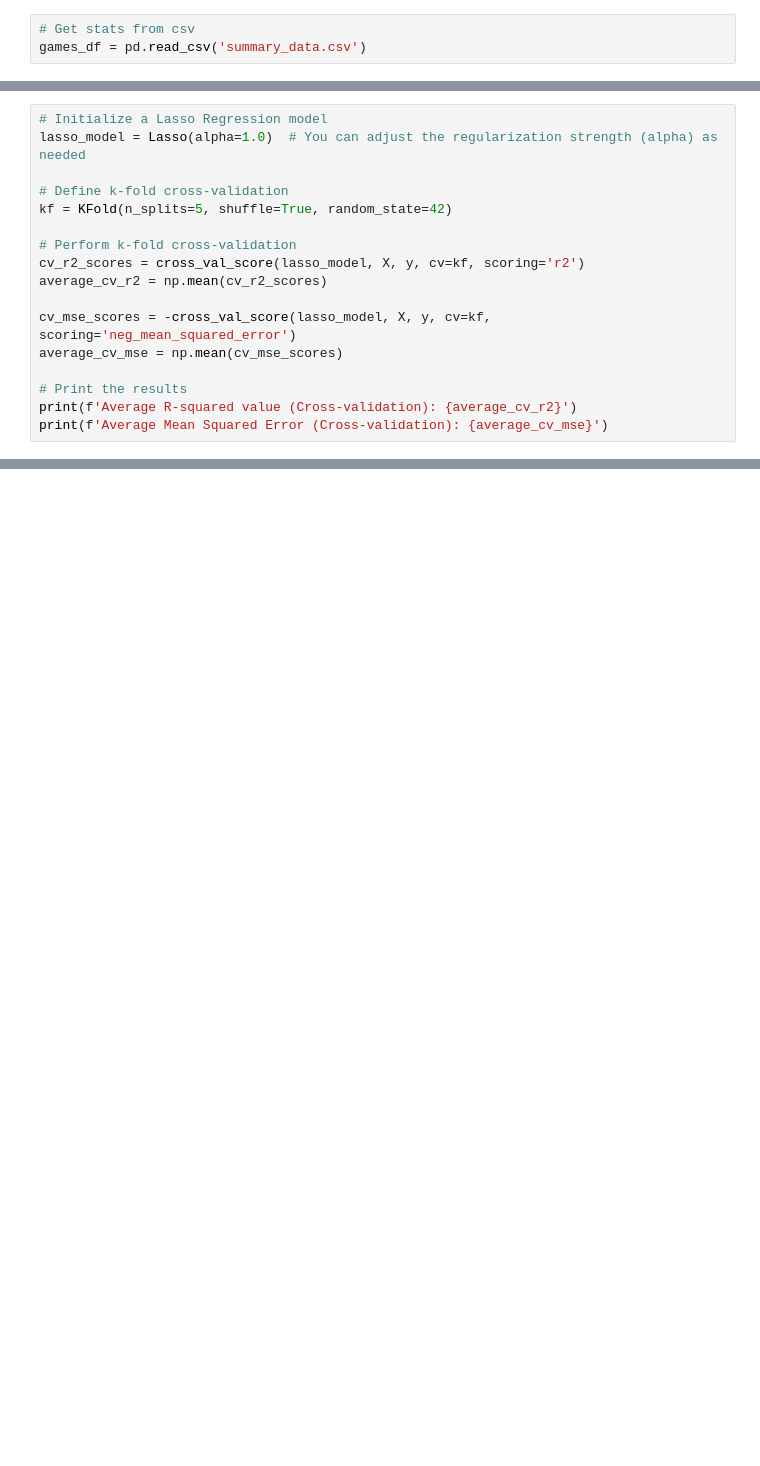
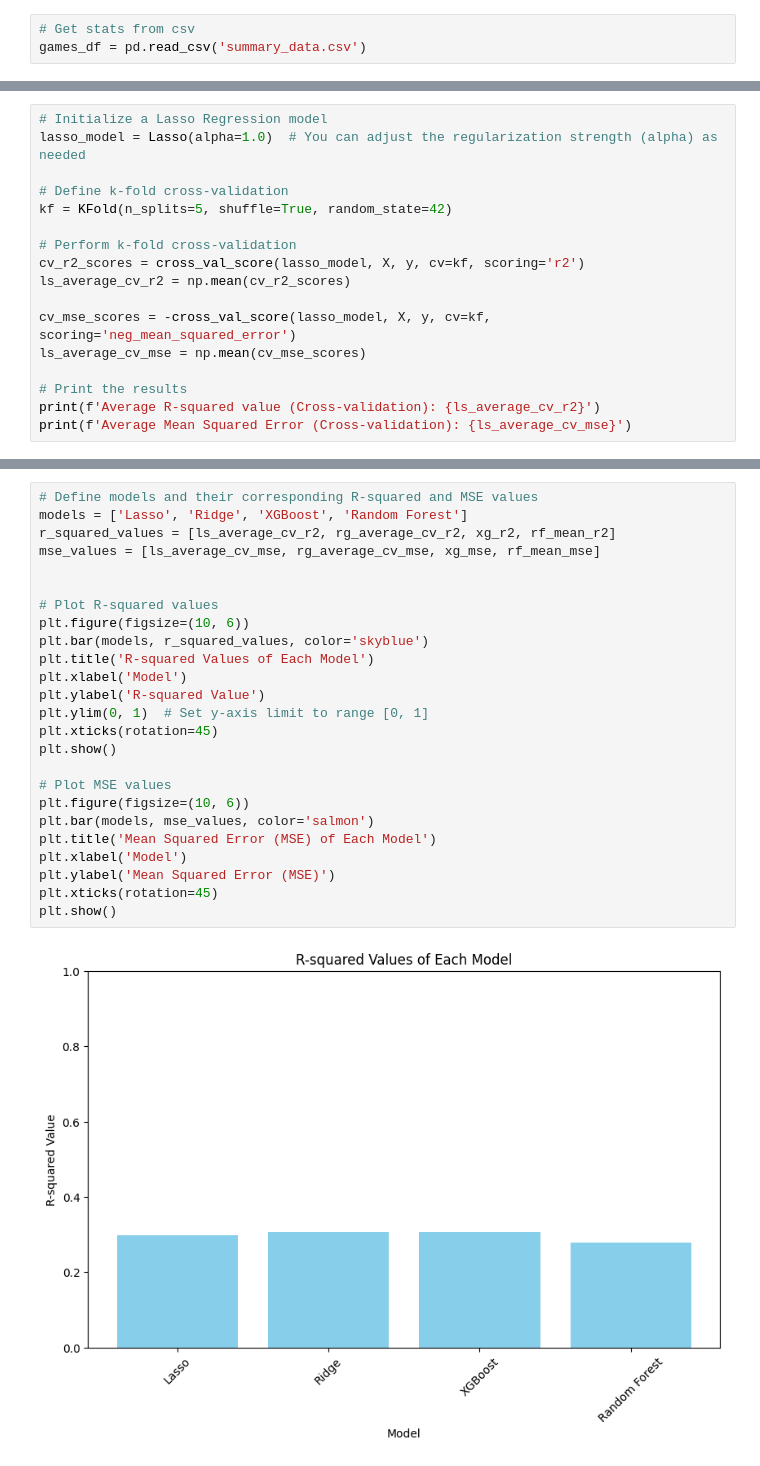
Before and after one commit to JoelManYunLee/Raptors_3_point_predictor, a Jupyter notebook: models.ipynb, the cells around one changed output, grey strips where cells are left out. Saved outputs shown, nothing was run; the diff lists cells and outputs as text; blank space fills up the shorter version.

```diff
--- a/models.ipynb
+++ b/models.ipynb
@@ -138,12 +152,12 @@ kf = KFold(n_splits=5, shuffle=True, random_state=42)
 
 # Perform k-fold cross-validation
 cv_r2_scores = cross_val_score(lasso_model, X, y, cv=kf, scoring='r2')
-average_cv_r2 = np.mean(cv_r2_scores)
+ls_average_cv_r2 = np.mean(cv_r2_scores)
 
 cv_mse_scores = -cross_val_score(lasso_model, X, y, cv=kf, scoring='neg_mean_squared_error')
-average_cv_mse = np.mean(cv_mse_scores)
+ls_average_cv_mse = np.mean(cv_mse_scores)
 
 # Print the results
-print(f'Average R-squared value (Cross-validation): {average_cv_r2}')
-print(f'Average Mean Squared Error (Cross-validation): {average_cv_mse}')
+print(f'Average R-squared value (Cross-validation): {ls_average_cv_r2}')
+print(f'Average Mean Squared Error (Cross-validation): {ls_average_cv_mse}')
 # %% [output]
@@ -151,0 +166,27 @@ Average Mean Squared Error (Cross-validation): 8.365343825529681
+# %%
+# Define models and their corresponding R-squared and MSE values
+models = ['Lasso', 'Ridge', 'XGBoost', 'Random Forest']
+r_squared_values = [ls_average_cv_r2, rg_average_cv_r2, xg_r2, rf_mean_r2]
+mse_values = [ls_average_cv_mse, rg_average_cv_mse, xg_mse, rf_mean_mse]
+
+
+# Plot R-squared values
+plt.figure(figsize=(10, 6))
+plt.bar(models, r_squared_values, color='skyblue')
+plt.title('R-squared Values of Each Model')
+plt.xlabel('Model')
+plt.ylabel('R-squared Value')
+plt.ylim(0, 1)  # Set y-axis limit to range [0, 1]
+plt.xticks(rotation=45)
+plt.show()
+
+# Plot MSE values
+plt.figure(figsize=(10, 6))
+plt.bar(models, mse_values, color='salmon')
+plt.title('Mean Squared Error (MSE) of Each Model')
+plt.xlabel('Model')
+plt.ylabel('Mean Squared Error (MSE)')
+plt.xticks(rotation=45)
+plt.show()
+# %% [output]
+[figure, added]
```
Also changed, not shown: parts of 22 cells of this notebook, 1 other file.
